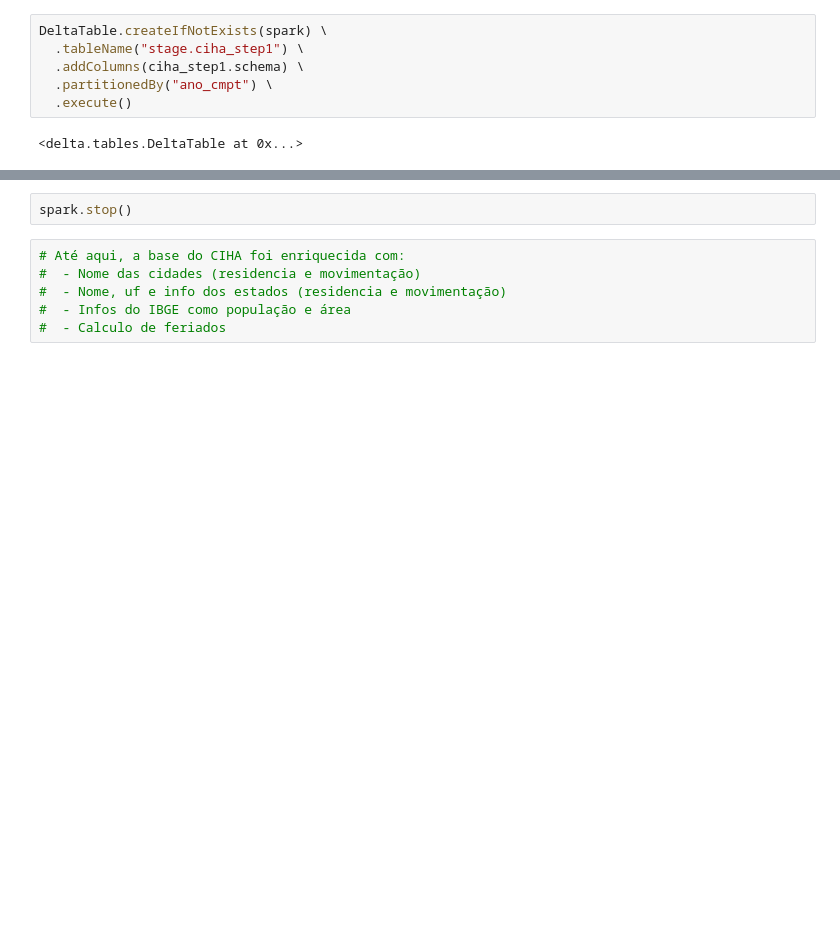
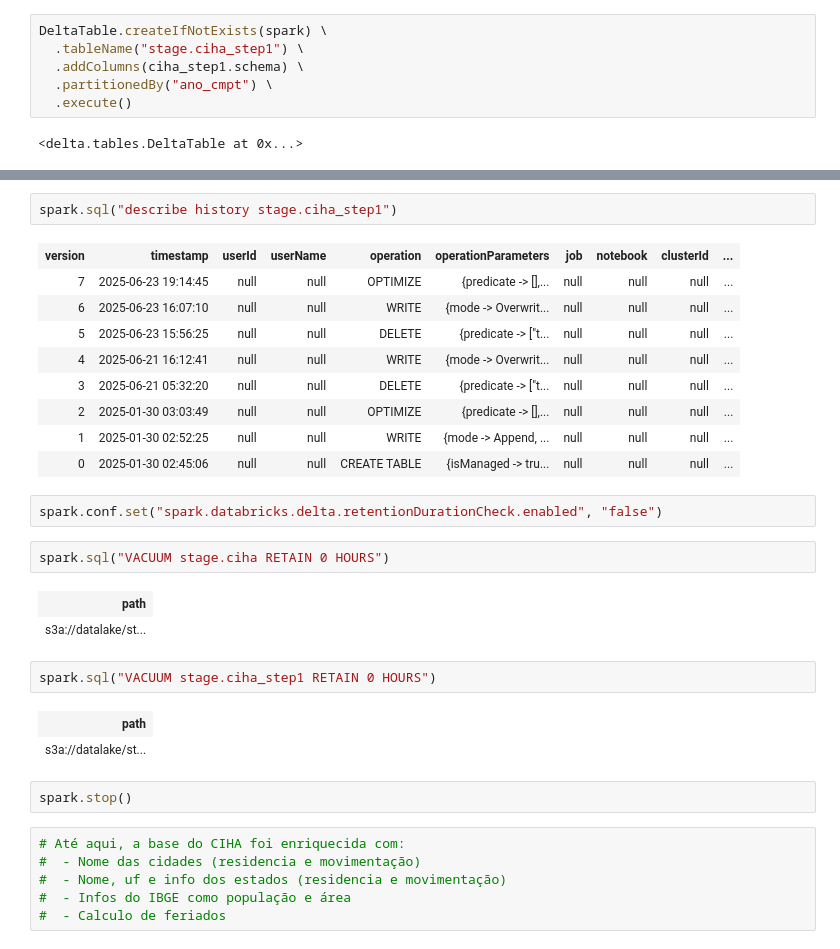
Before and after one commit to luizhenriquemm/spark-lab, a Jupyter notebook: data/jupyter/tcc/processamento_bases/stage_ciha_step1.ipynb, the cells around one changed output, grey strips where cells are left out. Cells and saved outputs as stored; diff of their text form; blank space fills up the shorter version.

```diff
--- a/data/jupyter/tcc/processamento_bases/stage_ciha_step1.ipynb
+++ b/data/jupyter/tcc/processamento_bases/stage_ciha_step1.ipynb
@@ -578,3 +1096,27 @@ ciha_step1.write.insertInto("stage.ciha_step1")
+# %%
+spark.sql("describe history stage.ciha_step1")
+# %% [output]
+| version | timestamp | userId | userName | operation | operationParameters | job | notebook | clusterId | ... |
+| 7 | 2025-06-23 19:14:45 | null | null | OPTIMIZE | {predicate -> [],... | null | null | null | ... |
+| 6 | 2025-06-23 16:07:10 | null | null | WRITE | {mode -> Overwrit... | null | null | null | ... |
+| 5 | 2025-06-23 15:56:25 | null | null | DELETE | {predicate -> ["t... | null | null | null | ... |
+| 4 | 2025-06-21 16:12:41 | null | null | WRITE | {mode -> Overwrit... | null | null | null | ... |
+| 3 | 2025-06-21 05:32:20 | null | null | DELETE | {predicate -> ["t... | null | null | null | ... |
+| 2 | 2025-01-30 03:03:49 | null | null | OPTIMIZE | {predicate -> [],... | null | null | null | ... |
+| 1 | 2025-01-30 02:52:25 | null | null | WRITE | {mode -> Append, ... | null | null | null | ... |
+| 0 | 2025-01-30 02:45:06 | null | null | CREATE TABLE | {isManaged -> tru... | null | null | null | ... |
+# %%
+spark.conf.set("spark.databricks.delta.retentionDurationCheck.enabled", "false")
+# %%
+spark.sql("VACUUM stage.ciha RETAIN 0 HOURS")
+# %% [output]
+| path |
+| s3a://datalake/st... |
+# %%
+spark.sql("VACUUM stage.ciha_step1 RETAIN 0 HOURS")
+# %% [output]
+| path |
+| s3a://datalake/st... |
 # %%
 spark.stop()
 # %%
```
Also changed, not shown: parts of 45 cells of this notebook, 13 other files.
